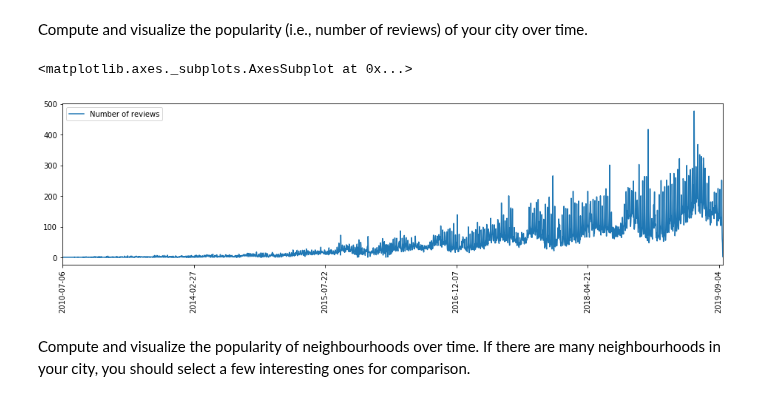
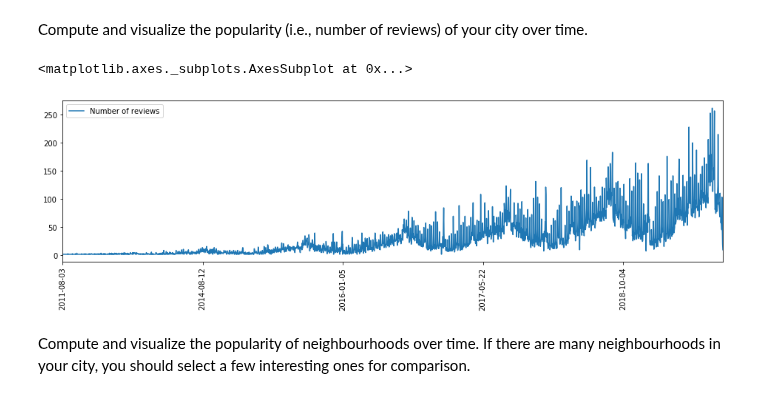
Before and after one commit to grimurz/project3, a Jupyter notebook: Project 3 - Airbnb.ipynb, the cells around one changed output. Saved outputs shown, nothing was run; the diff lists cells and outputs as text; code cells hidden in the pictures.

```diff
--- a/Project 3 - Airbnb.ipynb
+++ b/Project 3 - Airbnb.ipynb
@@ -331,8 +332,8 @@ Now we want to analyze the "popularity" of your city. The data does not contain
 # %% [markdown]
 Compute and visualize the popularity (i.e., number of reviews) of your city over time.
 # %%
-dfc_madrid = dfrc.join(f.broadcast(dflc), (f.col('id') == f.col('listing_id')), 'inner') \
-    .filter(f.col('city') == 'Madrid') \
+dfc_edinb = dfrc.join(f.broadcast(dflc), (f.col('id') == f.col('listing_id')), 'inner') \
+    .filter(f.col('city') == 'Edinburgh') \
     .drop( \
         'id', \
         'listing_id', \
@@ -342,17 +343,19 @@ dfc_madrid = dfrc.join(f.broadcast(dflc), (f.col('id') == f.col('listing_id')),
         'price', \
         'country', \
         'reviewer_id')
+
+    #.filter(f.col('city') == 'edinb') \
 # %%
-dfc_madrid_pop = dfc_madrid.groupBy('city','date').agg(f.count('date').alias('number_reviews')).orderBy('date')
+dfc_edinb_pop = dfc_edinb.groupBy('city','date').agg(f.count('date').alias('number_reviews')).orderBy('date')
 
-pdf = dfc_madrid_pop.select("*").toPandas()
+pdf = dfc_edinb_pop.select("*").toPandas()
 
 number_reviews = pdf['number_reviews'].values
 df = pd.DataFrame({'Number of reviews': number_reviews}, index=pdf['date'].values)
 df.plot.line(rot=90,figsize=(16, 4))
 # %% [output]
 <matplotlib.axes._subplots.AxesSubplot at 0x...>
-[figure, old version]
+[figure, new version]
 # %% [markdown]
 Compute and visualize the popularity of neighbourhoods over time. If there are many neighbourhoods in your city, you should select a few interesting ones for comparison.
 # %%
```
Also changed, not shown: parts of 9 cells of this notebook.
